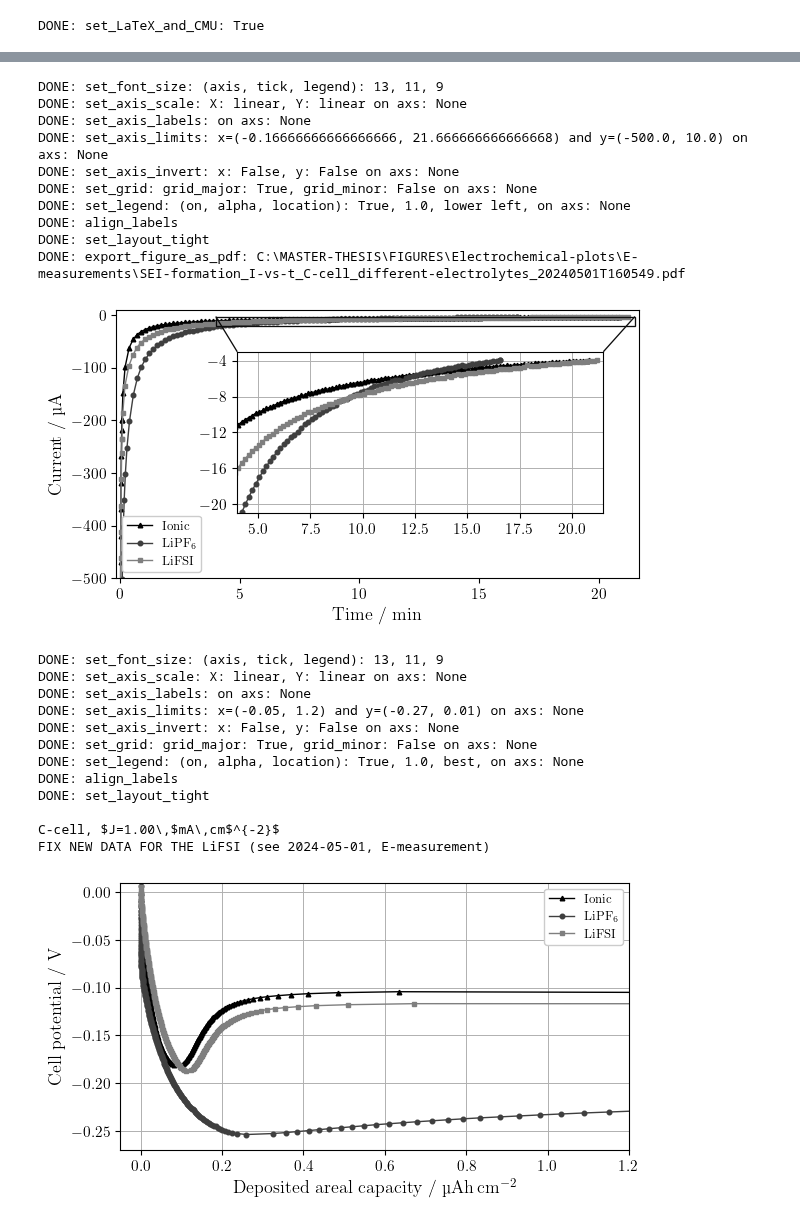
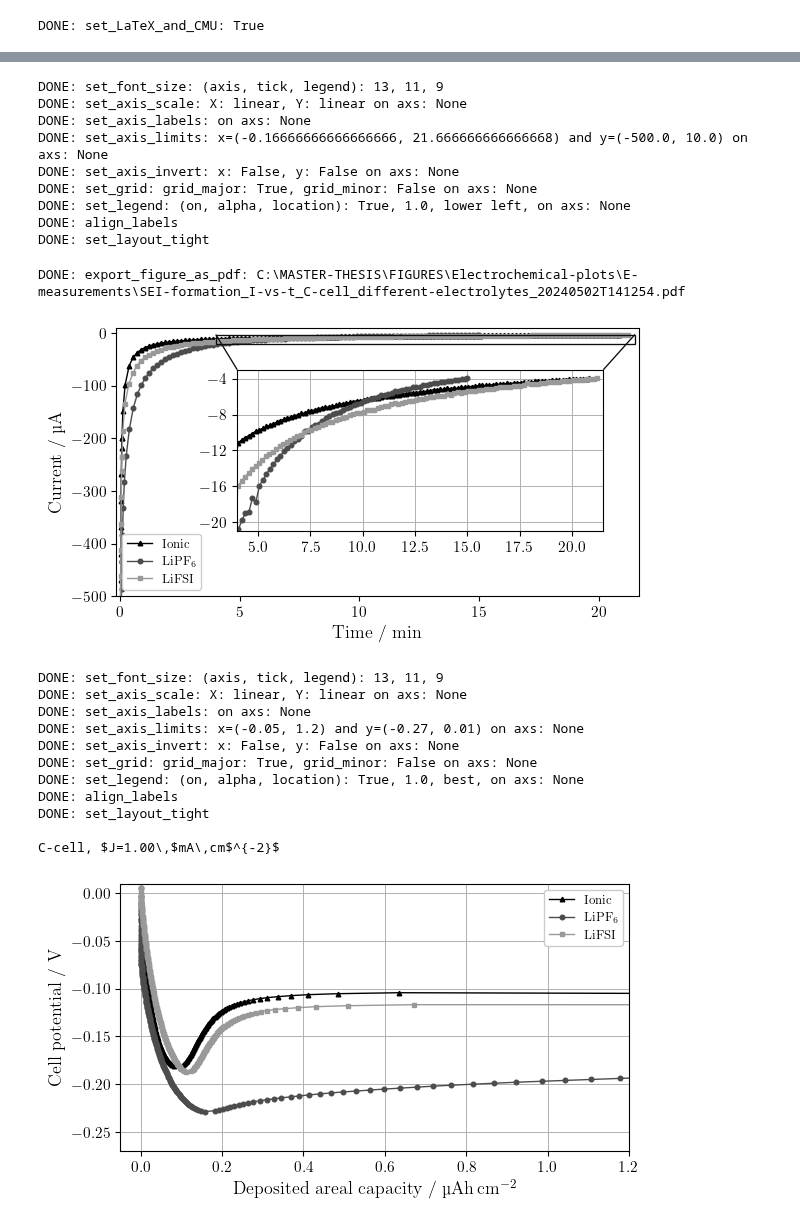
Before and after one commit to GottfridOlsson/MASTER-THESIS, a Jupyter notebook: EXPERIMENTAL/Python-scripts/Electrochemical-plots.ipynb, the cells around one changed output, grey strips where cells are left out. Cells and saved outputs as stored; diff of their text form; code cells hidden in the pictures.

```diff
--- a/EXPERIMENTAL/Python-scripts/Electrochemical-plots.ipynb
+++ b/EXPERIMENTAL/Python-scripts/Electrochemical-plots.ipynb
@@ -35,8 +35,9 @@ legend_on  = True
 f.set_LaTeX_and_CMU(True) #must run before plotting
 plt.rc('text.latex', preamble=r'\usepackage{siunitx}')
 
-five_grayscale_colors = ['#000000', '#333333', '#666666', '#999999', '#cccccc'] #with 30% saturation difference = good contrast
-four_grayscale_colors = ['#000000', '#3F3F3F', '#7F7F7F', '#BFBFBF'] # with 25%-points increase in "value" (in HSV)
+three_grayscale_colors = ['#000000', '#4C4C4C', '#999999'] # with 30%-point increase in "value" (in HSV)
+five_grayscale_colors  = ['#000000', '#333333', '#666666', '#999999', '#cccccc'] #with 30% saturation difference = good contrast
+four_grayscale_colors  = ['#000000', '#3F3F3F', '#7F7F7F', '#BFBFBF'] # with 25%-point increase in "value" (in HSV)
 markers      = ['^',   'o',   's',   'X',   'D',   '.']
 marker_sizes = ['3.3', '3.3', '3.3', '3.6', '3', '3.3']
 
@@ -505,7 +514,7 @@ Different celltypes for different $J$, all \sigma=0.02 (except T-cell, J=0.1, fo
 
 # CP #
 E_Ionic_CP_path = E_root_path + C_cell_path + '2024-04-29_E-measurements_sample-Ionic-03_C-cell_Cu-Li_glassfiber-separator_25muL-ionic-electrolyte_outside-glovebox_sigma-0.02_added-OCV-0.1s_04_CP_C01.txt'
-E_LiPF6_CP_path = E_root_path + C_cell_path + '2024-04-25_E-measurements_sample-LiPF6-electrolyte-01_C-cell_Cu-Li-Cellgard2400-separator_25muL-LiPF6_outside-glovebox_sigma-0.02_added-OCV-0.1s_04_CP_C02.txt'
+E_LiPF6_CP_path = E_root_path + C_cell_path + '2024-05-01_E-measurements_sample-LiPF6-02_C-cell_Cu-Li_Cellgard2400_25muL-LiPF6-electrolyte_outside-glovebox_sigma-0.02_added-OCV-0.1s_04_CP_C01.txt' #'2024-04-25_E-measurements_sample-LiPF6-electrolyte-01_C-cell_Cu-Li-Cellgard2400-separator_25muL-LiPF6_outside-glovebox_sigma-0.02_added-OCV-0.1s_04_CP_C02.txt'
 E_LiFSI_CP_path = E_root_path + C_cell_path + '2024-04-25_E-measurements_sample-LiFSI-electrolyte-01_C-cell_Cu-Li-Cellgard2400-separator_25muL-LiFSI-in-DME_outside-glovebox_sigma-0.02_added-OCV-0.1s_04_CP_C02.txt'
 
 E_Ionic_CP = get_t_V_I_error_from_Biologic_file_root_path(E_Ionic_CP_path, shift_t_to_zero=True)
@@ -515,7 +524,7 @@ E_LiFSI_CP = get_t_V_I_error_from_Biologic_file_root_path(E_LiFSI_CP_path, shift
 
 # MB #
 E_Ionic_MB_path = E_root_path + C_cell_path + '2024-04-29_E-measurements_sample-Ionic-03_C-cell_Cu-Li_glassfiber-separator_25muL-ionic-electrolyte_outside-glovebox_sigma-0.02_added-OCV-0.1s_02_MB_C01.txt'
-E_LiPF6_MB_path = E_root_path + C_cell_path + '2024-04-25_E-measurements_sample-LiPF6-electrolyte-01_C-cell_Cu-Li-Cellgard2400-separator_25muL-LiPF6_outside-glovebox_sigma-0.02_added-OCV-0.1s_02_MB_C02.txt'
+E_LiPF6_MB_path = E_root_path + C_cell_path + '2024-05-01_E-measurements_sample-LiPF6-02_C-cell_Cu-Li_Cellgard2400_25muL-LiPF6-electrolyte_outside-glovebox_sigma-0.02_added-OCV-0.1s_02_MB_C01.txt' #'2024-04-25_E-measurements_sample-LiPF6-electrolyte-01_C-cell_Cu-Li-Cellgard2400-separator_25muL-LiPF6_outside-glovebox_sigma-0.02_added-OCV-0.1s_02_MB_C02.txt'
 E_LiFSI_MB_path = E_root_path + C_cell_path + '2024-04-25_E-measurements_sample-LiFSI-electrolyte-01_C-cell_Cu-Li-Cellgard2400-separator_25muL-LiFSI-in-DME_outside-glovebox_sigma-0.02_added-OCV-0.1s_02_MB_C02.txt'
 
 E_Ionic_MB = get_t_V_I_error_from_Biologic_file_root_path(E_Ionic_MB_path, shift_t_to_zero=True)
@@ -546,20 +555,20 @@ first_datapoint_remover = 1
 
 # Plot your data (axs.plot, .errorbar, .hist, ...)
 axs.plot(E_Ionic_MB[0][first_datapoint_remover:-1]/time_divider, E_Ionic_MB[2][first_datapoint_remover:-1]*current_multiplier,
-         linewidth=1, linestyle='-', color=four_grayscale_colors[0], marker=markers[0], markersize=marker_sizes[0], label='Ionic')
+         linewidth=1, linestyle='-', color=three_grayscale_colors[0], marker=markers[0], markersize=marker_sizes[0], label='Ionic')
 axs.plot(E_LiPF6_MB[0][first_datapoint_remover:-1]/time_divider, E_LiPF6_MB[2][first_datapoint_remover:-1]*current_multiplier,
-         linewidth=1, linestyle='-', color=four_grayscale_colors[1], marker=markers[1], markersize=marker_sizes[0], label='LiPF$_6$')
+         linewidth=1, linestyle='-', color=three_grayscale_colors[1], marker=markers[1], markersize=marker_sizes[0], label='LiPF$_6$')
 axs.plot(E_LiFSI_MB[0][first_datapoint_remover:-1]/time_divider, E_LiFSI_MB[2][first_datapoint_remover:-1]*current_multiplier,
-         linewidth=1, linestyle='-', color=four_grayscale_colors[2], marker=markers[2], markersize=marker_sizes[0], label='LiFSI')
+         linewidth=1, linestyle='-', color=three_grayscale_colors[2], marker=markers[2], markersize=marker_sizes[0], label='LiFSI')
 
 # plot inset (zoom)
 ax_inset = inset_axes(axs, width="100%", height="100%", bbox_to_anchor=(.22, .22, .70, .60), bbox_transform=axs.transAxes, loc=3)# loc=(0.5,0.5))#"lower center")
 ax_inset.plot(E_Ionic_MB[0][first_datapoint_remover:-1]/time_divider, E_Ionic_MB[2][first_datapoint_remover:-1]*current_multiplier,
-              linewidth=1, linestyle='-', color=four_grayscale_colors[0], marker=markers[0], markersize=marker_sizes[0], label='Ionic')
+              linewidth=1, linestyle='-', color=three_grayscale_colors[0], marker=markers[0], markersize=marker_sizes[0], label='Ionic')
 ax_inset.plot(E_LiPF6_MB[0][first_datapoint_remover:-1]/time_divider, E_LiPF6_MB[2][first_datapoint_remover:-1]*current_multiplier,
-              linewidth=1, linestyle='-', color=four_grayscale_colors[1], marker=markers[1], markersize=marker_sizes[1], label='LiPF$_6$')
+              linewidth=1, linestyle='-', color=three_grayscale_colors[1], marker=markers[1], markersize=marker_sizes[1], label='LiPF$_6$')
 ax_inset.plot(E_LiFSI_MB[0][first_datapoint_remover:-1]/time_divider, E_LiFSI_MB[2][first_datapoint_remover:-1]*current_multiplier,
-              linewidth=1, linestyle='-', color=four_grayscale_colors[2], marker=markers[2], markersize=marker_sizes[2], label='LiFSI')
+              linewidth=1, linestyle='-', color=three_grayscale_colors[2], marker=markers[2], markersize=marker_sizes[2], label='LiFSI')
 
 xmin_inset, xmax_inset, ymin_inset, ymax_inset = 240/time_divider, 1290/time_divider, -0.021*current_multiplier, -0.003*current_multiplier
 ax_inset.set_xlim(xmin_inset, xmax_inset)
@@ -597,8 +606,8 @@ DONE: set_grid: grid_major: True, grid_minor: False on axs: None
 DONE: set_legend: (on, alpha, location): True, 1.0, lower left, on axs: None
 DONE: align_labels
 DONE: set_layout_tight
-DONE: export_figure_as_pdf: C:\MASTER-THESIS\FIGURES\Electrochemical-plots\E-measurements\SEI-formation_I-vs-t_C-cell_different-electrolytes_20240501T160549.pdf
+DONE: export_figure_as_pdf: C:\MASTER-THESIS\FIGURES\Electrochemical-plots\E-measurements\SEI-formation_I-vs-t_C-cell_different-electrolytes_20240502T141254.pdf
-[figure, old version]
+[figure, new version]
 # %%
 # PLOT: plot V vs. C for different electrolytes #
 
@@ -606,39 +615,36 @@ DONE: export_figure_as_pdf: C:\MASTER-THESIS\FIGURES\Electrochemical-plots\E-mea
 fig, axs = plt.subplots(nrows=1, ncols=1, figsize=(fig_width_cm/2.54, fig_height_cm/2.54), sharex=False, sharey=False)
 
 # Plot your data (axs.plot, .errorbar, .hist, ...)
-axs.plot(E_Ionic_CP_desposited_amount, E_Ionic_CP[1], linewidth=1, linestyle='-', color=four_grayscale_colors[0], marker=markers[0], markersize=marker_sizes[0], label='Ionic')
-axs.plot(E_LiPF6_CP_desposited_amount, E_LiPF6_CP[1], linewidth=1, linestyle='-', color=four_grayscale_colors[1], marker=markers[1], markersize=marker_sizes[1], label='LiPF$_6$')
-axs.plot(E_LiFSI_CP_desposited_amount, E_LiFSI_CP[1], linewidth=1, linestyle='-', color=four_grayscale_colors[2], marker=markers[2], markersize=marker_sizes[2], label='LiFSI')
+axs.plot(E_Ionic_CP_desposited_amount, E_Ionic_CP[1], linewidth=1, linestyle='-', color=three_grayscale_colors[0], marker=markers[0], markersize=marker_sizes[0], label='Ionic')
+axs.plot(E_LiPF6_CP_desposited_amount, E_LiPF6_CP[1], linewidth=1, linestyle='-', color=three_grayscale_colors[1], marker=markers[1], markersize=marker_sizes[1], label='LiPF$_6$')
+axs.plot(E_LiFSI_CP_desposited_amount, E_LiFSI_CP[1], linewidth=1, linestyle='-', color=three_grayscale_colors[2], marker=markers[2], markersize=marker_sizes[2], label='LiFSI')
 
 # Settings for each axis (axs)
 f.set_font_size(axis=font_size_axis, tick=font_size_tick, legend=font_size_legend)
 f.set_axis_scale(   axs, xScale_string='linear', yScale_string='linear')
 f.set_axis_labels(  axs, x_label='Deposited areal capacity / \\textmu Ah\\,cm$^{-2}$', y_label='Cell potential / V')
 f.set_axis_limits(  axs, xmin=-0.05, xmax=1.2, ymin=-0.27, ymax=0.01)
 f.set_axis_invert(  axs, x_invert=False, y_invert=False)
 f.set_grid(         axs, grid_major_on=grid_major, grid_major_linewidth=0.7, grid_minor_on=grid_minor, grid_minor_linewidth=0.3) # set_grid must be after set_axis_scale for some reason (at least with 'log')
 f.set_legend(       axs, legend_on=legend_on, alpha=1.0, location='best')
 
-
 f.align_labels(fig)
 f.set_layout_tight(fig)
 PDF_path_Li_deposition_different_electrolytes = electrochemical_figures_export_root_path + 'E-measurements\\Deposition_V-vs-C_C-cell_different-electrolytes_' + get_current_date_and_time_as_ISO8601_string() + '.pdf'
 #f.export_figure_as_pdf(PDF_path_Li_deposition_different_electrolytes)
 
 print('\nC-cell, $J=1.00\\,$mA\\,cm$^{-2}$')
-print("FIX NEW DATA FOR THE LiFSI (see 2024-05-01, E-measurement)")
 plt.show()
 # %% [output]
 DONE: set_font_size: (axis, tick, legend): 13, 11, 9
 DONE: set_axis_scale: X: linear, Y: linear on axs: None
 DONE: set_axis_labels: on axs: None
 DONE: set_axis_limits: x=(-0.05, 1.2) and y=(-0.27, 0.01) on axs: None
 DONE: set_axis_invert: x: False, y: False on axs: None
 DONE: set_grid: grid_major: True, grid_minor: False on axs: None
 DONE: set_legend: (on, alpha, location): True, 1.0, best, on axs: None
 DONE: align_labels
 DONE: set_layout_tight
 
 C-cell, $J=1.00\,$mA\,cm$^{-2}$
-FIX NEW DATA FOR THE LiFSI (see 2024-05-01, E-measurement)
-[figure, old version]
+[figure, new version]
```
Also changed, not shown: parts of 6 cells of this notebook.
